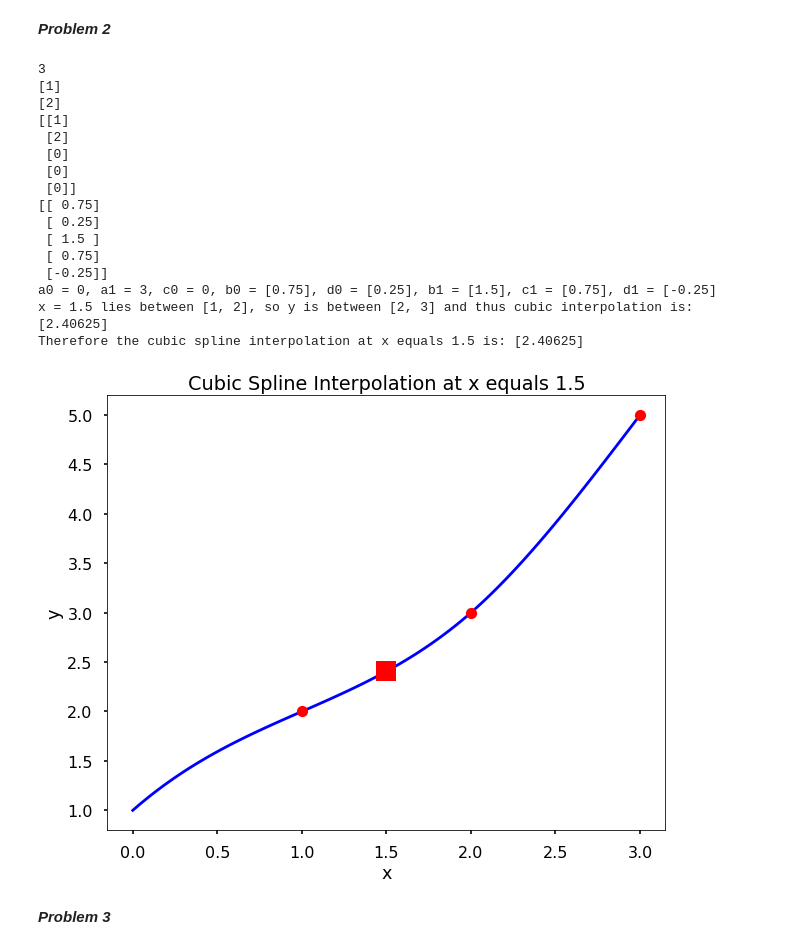
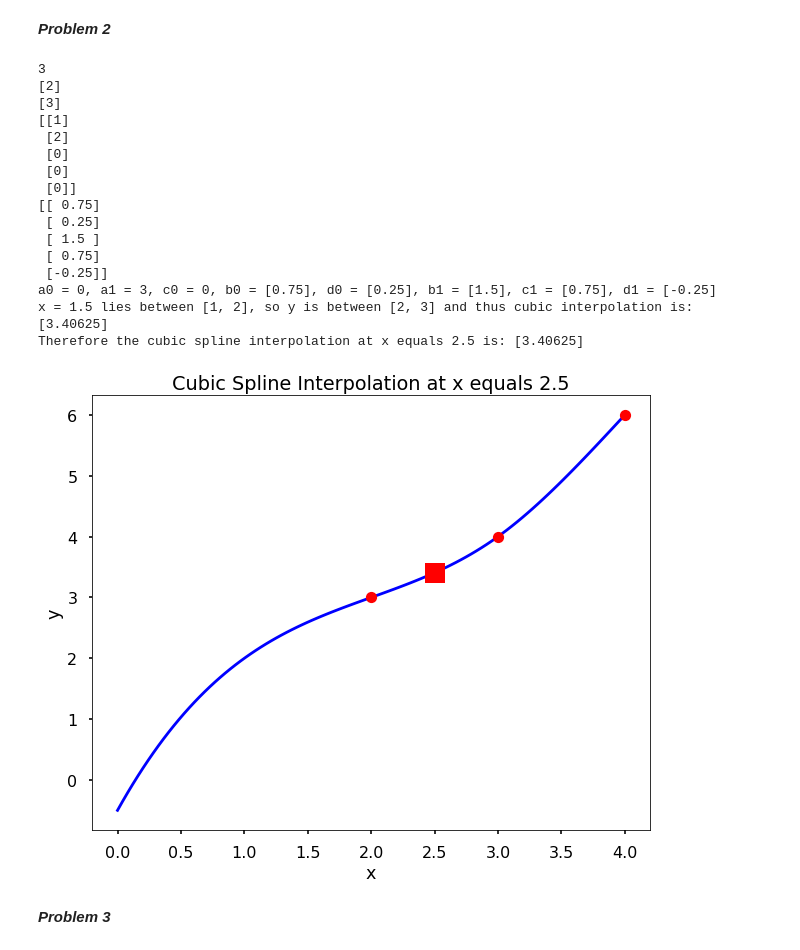
Before and after one commit to hyperkraz/MAT421, a Jupyter notebook: HW2.ipynb, the cells around one changed output. Saved outputs shown, nothing was run; the diff lists cells and outputs as text; code cells hidden in the pictures.

```diff
--- a/HW2.ipynb
+++ b/HW2.ipynb
@@ -31,14 +31,14 @@ def my_lin_interp(x_arr, y_arr, x_value):
       print("The number is not in range of {} and {}".format(x[j], x[j + 1]))
     j += 1
 
-x_arr, y_arr = [1, 2.5, 3.4, 5.8, 6], [2, 4, 5.8, 4.3, 4]
-x_value = 3
+x_arr, y_arr = [1.5, 2.7, 3.9, 5.3, 6], [2.3, 4.7, 6.4, 5.3, 5]
+x_value = 5
 x1, x2, y1, y2 = my_lin_interp(x_arr, y_arr, x_value)
 print(x1, x2, y1, y2)
 slope = (y2 - y1) / (x2 - x1)
 print(slope)
-y_x_value = y1 + slope*(x_val - x1)
-print("The interpolation at x equals 3 is:", y_x_value)
+y_x_value = y1 + slope*(x_value - x1)
+print("The interpolation at x equals 5 is:", y_x_value)
 # %% [output]
 The formula is: y(X) = y1 + [(y2 - y1) / (x2 - x1)]*(X - x1) where x1 -> xi and y1 -> yi and x2 -> xi + 1 and y2 -> yi + 1
 5
@@ -88,25 +89,25 @@ def my_cubic_spline(x_array, y_array, x_value):
   print(array)
   print("a0 = 0, a1 = 3, c0 = 0, b0 = {}, d0 = {}, b1 = {}, c1 = {}, d1 = {}".format(array[0], array[1], array[2], array[3], array[4]))
 
-  s0 = 2 + array[0]*(1.5 - 1) + 0*(1.5 - 1)**2+array[1]*(1.5 - 1)**3
+  s0 = 3 + array[0]*(2.5 - 2) + 0*(2.5 - 2)**2+array[1]*(2.5 - 2)**3
 
-  s1 = 3 + array[2]*(1.5 - 1) + array[3]*(1.5 - 1)**2 + array[4]*(1.5 - 1)**3
+  s1 = 3 + array[2]*(2.5 - 2) + array[3]*(2.5 - 2)**2 + array[4]*(2.5 - 2)**3
 
   print("x = 1.5 lies between [1, 2], so y is between [2, 3] and thus cubic interpolation is:", s0)
 
   return answer, s0
 
-x_array, y_array = [1, 2, 3], [2, 3, 5]
+x_array, y_array = [2, 3, 4], [3, 4, 6]
 
-x_value = 1.5
+x_value = 2.5
 
 solution, s0 = my_cubic_spline(x_array, y_array, x_value)
 
-print("Therefore the cubic spline interpolation at x equals 1.5 is:", s0)
+print("Therefore the cubic spline interpolation at x equals 2.5 is:", s0)
 # %% [output]
 3
-[1]
 [2]
+[3]
 [[1]
  [2]
  [0]
@@ -118,29 +119,29 @@ print("Therefore the cubic spline interpolation at x equals 1.5 is:", s0)
  [ 0.75]
  [-0.25]]
 a0 = 0, a1 = 3, c0 = 0, b0 = [0.75], d0 = [0.25], b1 = [1.5], c1 = [0.75], d1 = [-0.25]
-x = 1.5 lies between [1, 2], so y is between [2, 3] and thus cubic interpolation is: [2.40625]
-Therefore the cubic spline interpolation at x equals 1.5 is: [2.40625]
+x = 1.5 lies between [1, 2], so y is between [2, 3] and thus cubic interpolation is: [3.40625]
+Therefore the cubic spline interpolation at x equals 2.5 is: [3.40625]
 # %%
 from scipy.interpolate import CubicSpline
 import numpy as np
 import matplotlib.pyplot as plt
 
 plt.style.use('seaborn-poster')
-x_array, y_array = [1, 2, 3], [2, 3, 5]
-x_value = 1.5
+x_array, y_array = [2, 3, 4], [3, 4, 6]
+x_value = 2.5
 f = CubicSpline(x_array, y_array, bc_type='natural')
-x_new = np.linspace(0, 3, 100)
+x_new = np.linspace(0, 4, 100)
 y_new = f(x_new)
 plt.figure(figsize = (10,8))
 plt.plot(x_new, y_new, 'b')
 plt.plot(x_array, y_array, 'ro')
-plt.plot(1.5, s0, 'rs', markersize=20)
-plt.title('Cubic Spline Interpolation at x equals 1.5')
+plt.plot(2.5, s0, 'rs', markersize=20)
+plt.title('Cubic Spline Interpolation at x equals 2.5')
 plt.xlabel('x')
 plt.ylabel('y')
 plt.show()
 # %% [output]
-[figure, old version]
+[figure, new version]
 # %% [markdown]
 ***Problem 3***
 # %%
```
Also changed, not shown: parts of 2 cells of this notebook.
